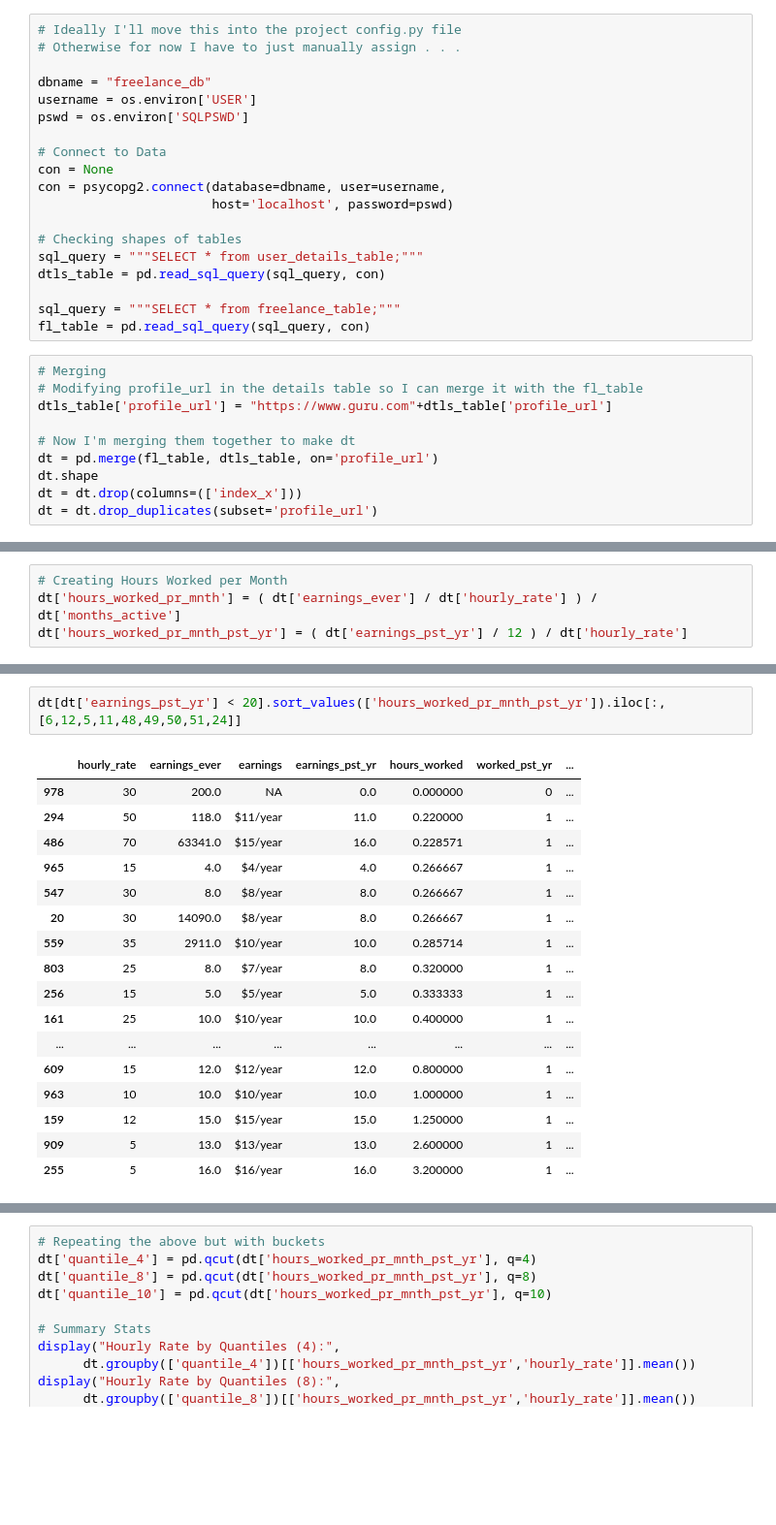
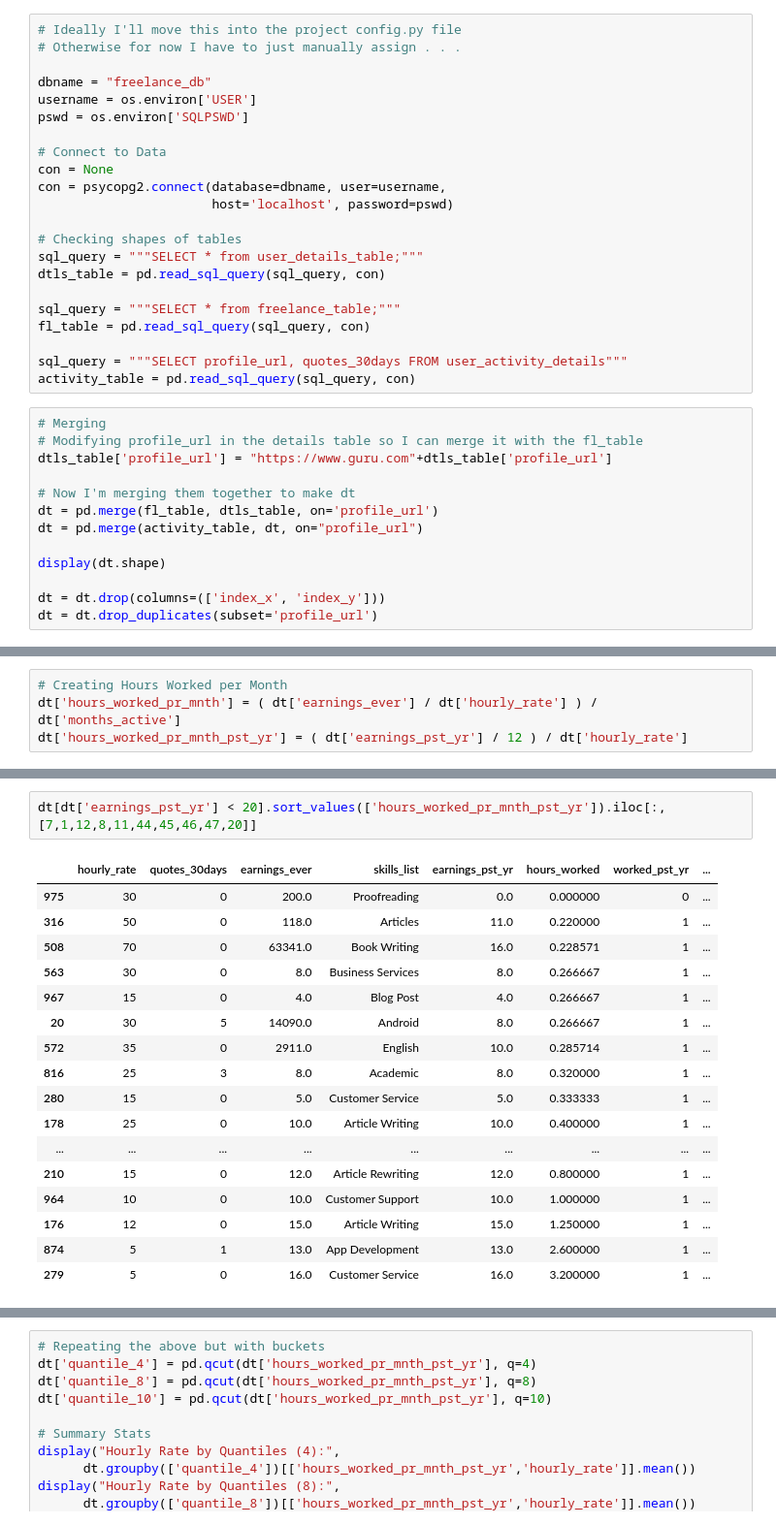
Before and after one commit to lmgibson/MyRate, a Jupyter notebook: notebooks/eda/myrate_eda.ipynb, the cells around one changed output, grey strips where cells are left out. Shown at 97% size. Cells and saved outputs as stored; diff of their text form; blank space fills up the shorter version.

```diff
--- a/notebooks/eda/myrate_eda.ipynb
+++ b/notebooks/eda/myrate_eda.ipynb
@@ -61,6 +61,9 @@ dtls_table = pd.read_sql_query(sql_query, con)
 
 sql_query = """SELECT * from freelance_table;"""
 fl_table = pd.read_sql_query(sql_query, con)
+
+sql_query = """SELECT profile_url, quotes_30days FROM user_activity_details"""
+activity_table = pd.read_sql_query(sql_query, con)
 # %%
 # Merging
 # Modifying profile_url in the details table so I can merge it with the fl_table
@@ -68,6 +71,9 @@ dtls_table['profile_url'] = "https://www.guru.com"+dtls_table['profile_url']
 
 # Now I'm merging them together to make dt
 dt = pd.merge(fl_table, dtls_table, on='profile_url')
-dt.shape
-dt = dt.drop(columns=(['index_x']))
+dt = pd.merge(activity_table, dt, on="profile_url")
+
+display(dt.shape)
+
+dt = dt.drop(columns=(['index_x', 'index_y']))
 dt = dt.drop_duplicates(subset='profile_url')
@@ -724,20 +723,20 @@ dt.iloc[:,[0,6,12,5,11,48,24]].head()
 # %%
-dt[dt['earnings_pst_yr'] < 20].sort_values(['hours_worked_pr_mnth_pst_yr']).iloc[:,[6,12,5,11,48,49,50,51,24]]
+dt[dt['earnings_pst_yr'] < 20].sort_values(['hours_worked_pr_mnth_pst_yr']).iloc[:,[7,1,12,8,11,44,45,46,47,20]]
 # %% [output]
-|  | hourly_rate | earnings_ever | earnings | earnings_pst_yr | hours_worked | worked_pst_yr | ... |
-| 978 | 30 | 200.0 | NA | 0.0 | 0.000000 | 0 | ... |
-| 294 | 50 | 118.0 | $11/year | 11.0 | 0.220000 | 1 | ... |
-| 486 | 70 | 63341.0 | $15/year | 16.0 | 0.228571 | 1 | ... |
-| 965 | 15 | 4.0 | $4/year | 4.0 | 0.266667 | 1 | ... |
-| 547 | 30 | 8.0 | $8/year | 8.0 | 0.266667 | 1 | ... |
-| 20 | 30 | 14090.0 | $8/year | 8.0 | 0.266667 | 1 | ... |
-| 559 | 35 | 2911.0 | $10/year | 10.0 | 0.285714 | 1 | ... |
-| 803 | 25 | 8.0 | $7/year | 8.0 | 0.320000 | 1 | ... |
-| 256 | 15 | 5.0 | $5/year | 5.0 | 0.333333 | 1 | ... |
-| 161 | 25 | 10.0 | $10/year | 10.0 | 0.400000 | 1 | ... |
-| ... | ... | ... | ... | ... | ... | ... | ... |
-| 609 | 15 | 12.0 | $12/year | 12.0 | 0.800000 | 1 | ... |
-| 963 | 10 | 10.0 | $10/year | 10.0 | 1.000000 | 1 | ... |
-| 159 | 12 | 15.0 | $15/year | 15.0 | 1.250000 | 1 | ... |
-| 909 | 5 | 13.0 | $13/year | 13.0 | 2.600000 | 1 | ... |
-| 255 | 5 | 16.0 | $16/year | 16.0 | 3.200000 | 1 | ... |
+|  | hourly_rate | quotes_30days | earnings_ever | skills_list | earnings_pst_yr | hours_worked | worked_pst_yr | ... |
+| 975 | 30 | 0 | 200.0 | Proofreading | 0.0 | 0.000000 | 0 | ... |
+| 316 | 50 | 0 | 118.0 | Articles | 11.0 | 0.220000 | 1 | ... |
+| 508 | 70 | 0 | 63341.0 | Book Writing | 16.0 | 0.228571 | 1 | ... |
+| 563 | 30 | 0 | 8.0 | Business Services | 8.0 | 0.266667 | 1 | ... |
+| 967 | 15 | 0 | 4.0 | Blog Post | 4.0 | 0.266667 | 1 | ... |
+| 20 | 30 | 5 | 14090.0 | Android | 8.0 | 0.266667 | 1 | ... |
+| 572 | 35 | 0 | 2911.0 | English | 10.0 | 0.285714 | 1 | ... |
+| 816 | 25 | 3 | 8.0 | Academic | 8.0 | 0.320000 | 1 | ... |
+| 280 | 15 | 0 | 5.0 | Customer Service | 5.0 | 0.333333 | 1 | ... |
+| 178 | 25 | 0 | 10.0 | Article Writing | 10.0 | 0.400000 | 1 | ... |
+| ... | ... | ... | ... | ... | ... | ... | ... | ... |
+| 210 | 15 | 0 | 12.0 | Article Rewriting | 12.0 | 0.800000 | 1 | ... |
+| 964 | 10 | 0 | 10.0 | Customer Support | 10.0 | 1.000000 | 1 | ... |
+| 176 | 12 | 0 | 15.0 | Article Writing | 15.0 | 1.250000 | 1 | ... |
+| 874 | 5 | 1 | 13.0 | App Development | 13.0 | 2.600000 | 1 | ... |
+| 279 | 5 | 0 | 16.0 | Customer Service | 16.0 | 3.200000 | 1 | ... |
```
Also changed, not shown: parts of 21 cells of this notebook, 1 other file.
